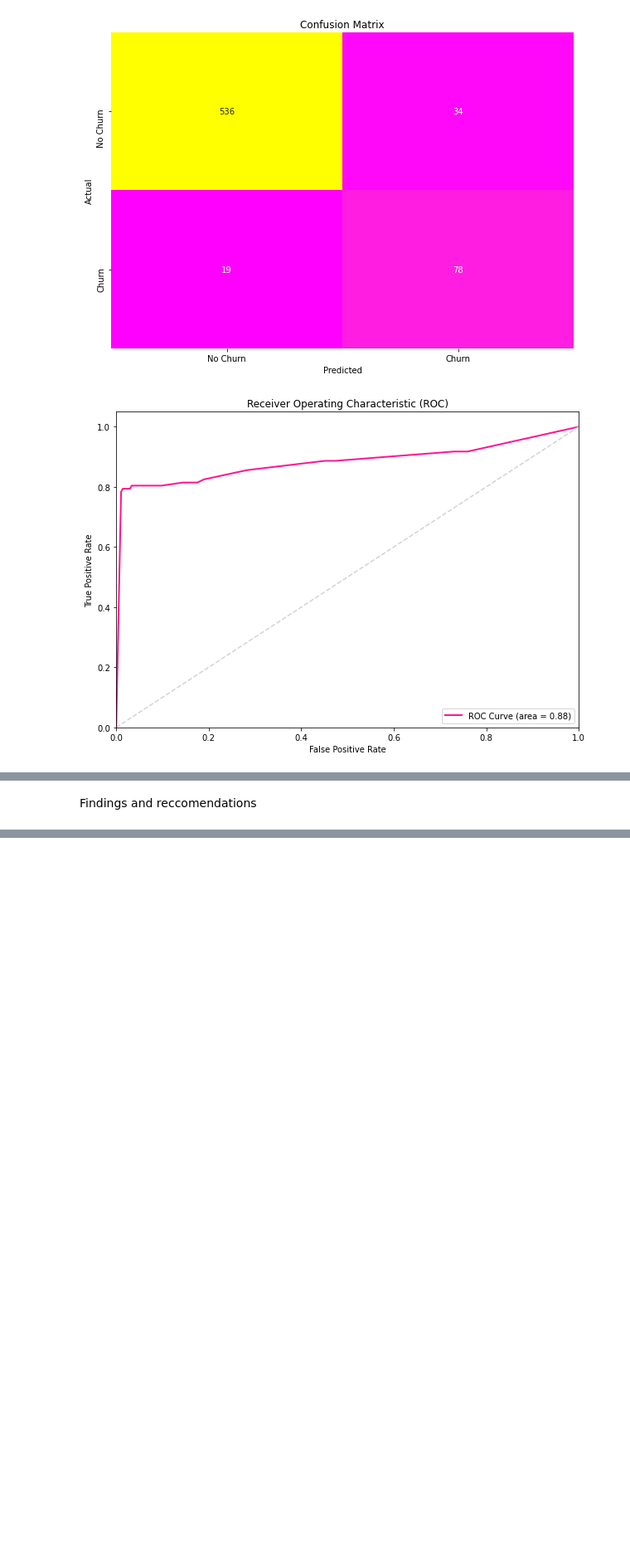
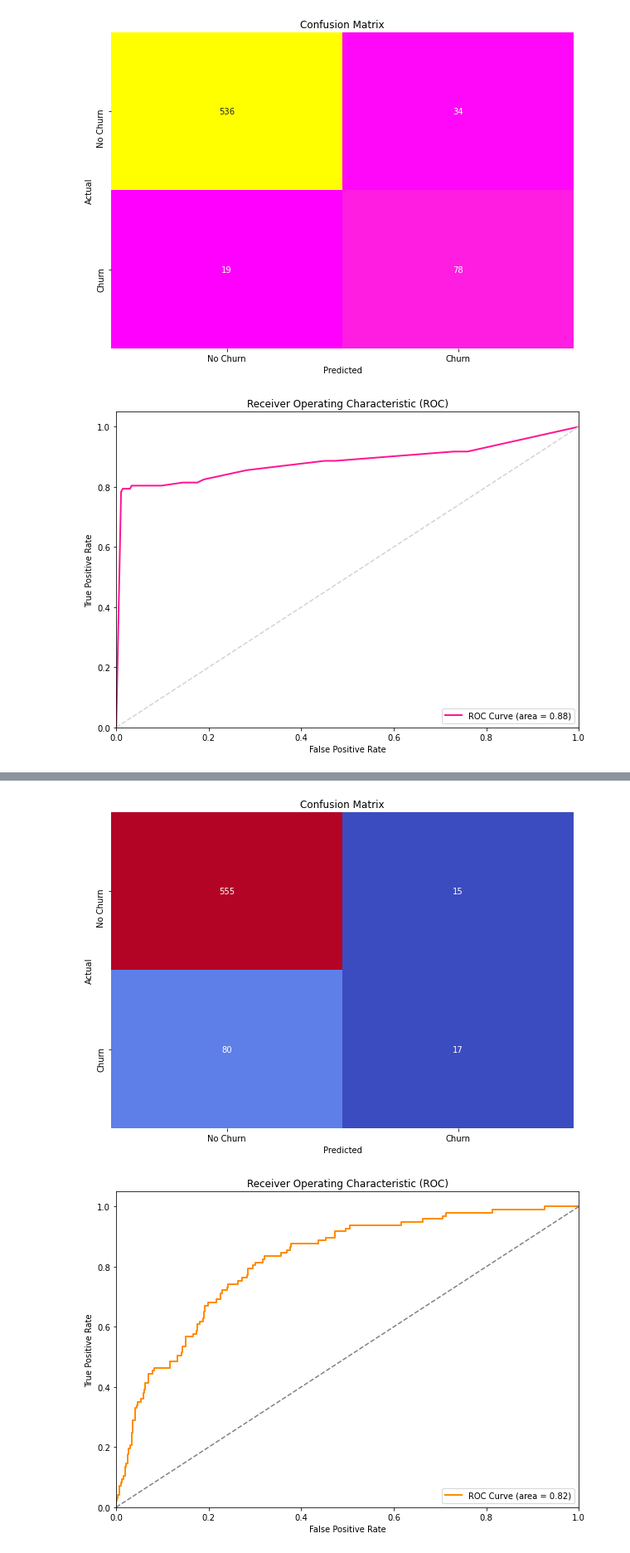
Before and after one commit to gtisnanga/SYRIA-CUSTOMER-CHURN-PHASE-3, a Jupyter notebook: ipynp.ipynb, the cells around one changed output, grey strips where cells are left out. Shown at 83% size. Cells and saved outputs as stored; diff of their text form; code cells hidden in the pictures; blank space fills up the shorter version.

```diff
--- a/ipynp.ipynb
+++ b/ipynp.ipynb
@@ -1056,2 +1096,72 @@ plt.show()
-# %% [markdown]
-Findings and reccomendations
+# %%
+from sklearn.model_selection import RandomizedSearchCV
+import time
+
+def tune_logistic_regression(X_train, y_train, X_test, y_test):
+    # Simplify the hyperparameters and their ranges
+    param_grid = {
+        'penalty': ['l2'],  # Simplified to only 'l2' for faster computation
+        'C': [0.1, 1, 10],  # Reduced number of C values
+        'solver': ['liblinear'],  # 'liblinear' is faster and works with 'l2'
+        'max_iter': [100, 200]  # Reduced max iterations
+    }
+
+    # Initialize Logistic Regression model
+    log_reg = LogisticRegression(random_state=42)
+
+    # Set up RandomizedSearchCV
+    random_search = RandomizedSearchCV(log_reg, param_grid, cv=3, scoring='roc_auc', n_jobs=-1, n_iter=10, verbose=1)
+
+    # Time the model fitting process
+    start_time = time.time()
+
+    # Fit the model
+    print("Starting RandomizedSearchCV...")
+    random_search.fit(X_train, y_train)
+    print(f"Completed RandomizedSearchCV in {time.time() - start_time:.2f} seconds.")
+
+    # Get the best model
+    best_log_reg = random_search.best_estimator_
+
+    # Make predictions
+    y_pred = best_log_reg.predict(X_test)
+    y_pred_prob = best_log_reg.predict_proba(X_test)[:, 1]  # Probabilities for ROC curve
+
+    # Calculate metrics
+    accuracy = accuracy_score(y_test, y_pred)
+    roc_auc = roc_auc_score(y_test, y_pred_prob)
+    conf_matrix = confusion_matrix(y_test, y_pred)
+
+    print("Best Logistic Regression Metrics:")
+    print(f"Accuracy: {accuracy:.4f}")
+    print(f"ROC AUC: {roc_auc:.4f}")
+    print("Confusion Matrix:\n", conf_matrix)
+    print("Classification Report:\n", classification_report(y_test, y_pred))
+
+    # Plot Confusion Matrix
+    plt.figure(figsize=(10, 7))
+    sns.heatmap(conf_matrix, annot=True, fmt='d', cmap='coolwarm', cbar=False,
+                xticklabels=['No Churn', 'Churn'], yticklabels=['No Churn', 'Churn'])
+    plt.title('Confusion Matrix')
+    plt.xlabel('Predicted')
+    plt.ylabel('Actual')
+    plt.show()
+
+    # Plot ROC Curve
+    fpr, tpr, _ = roc_curve(y_test, y_pred_prob)
+    plt.figure(figsize=(10, 7))
+    plt.plot(fpr, tpr, color='darkorange', lw=2, label='ROC Curve (area = %0.2f)' % roc_auc)
+    plt.plot([0, 1], [0, 1], color='gray', linestyle='--')
+    plt.xlim([0.0, 1.0])
+    plt.ylim([0.0, 1.05])
+    plt.xlabel('False Positive Rate')
+    plt.ylabel('True Positive Rate')
+    plt.title('Receiver Operating Characteristic (ROC)')
+    plt.legend(loc='lower right')
+    plt.show()
+
+    return best_log_reg, accuracy, roc_auc
+
+# Call the function
+best_log_reg_model, best_accuracy, best_roc_auc = tune_logistic_regression(X_train, y_train, X_test, y_test)
+# %% [output]
@@ -1057,0 +1186,2 @@ Findings and reccomendations
+[figure, added]
+[figure, added]
```
Also changed, not shown: parts of 12 cells of this notebook.
